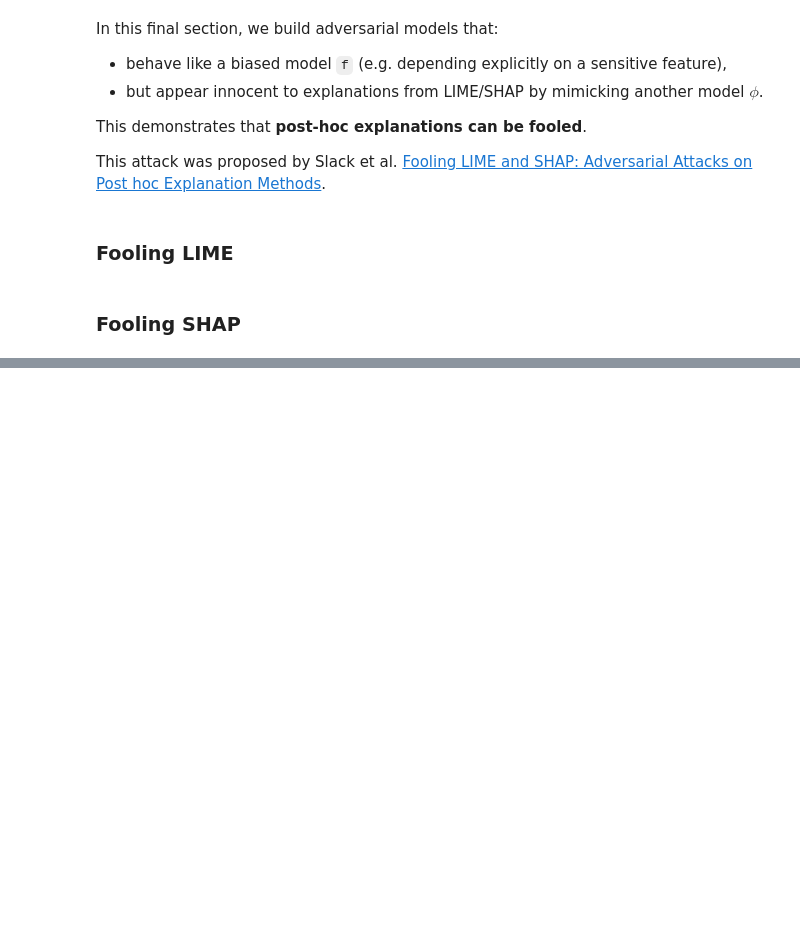
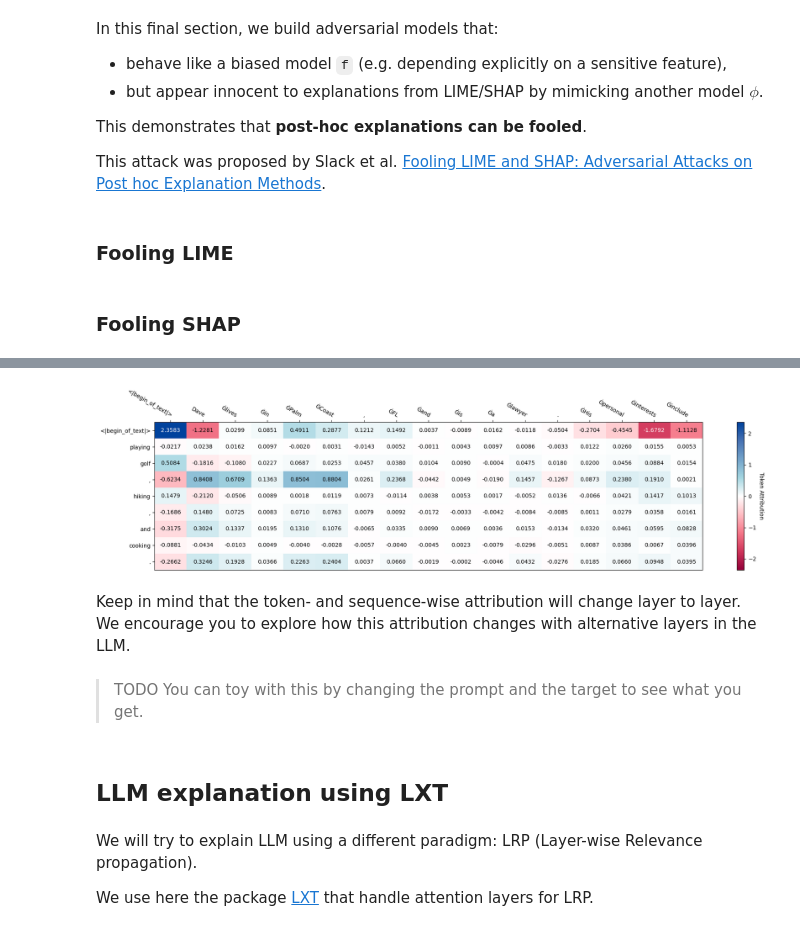
Before and after one commit to Affapple/ai_cyber_pratical_classes, a Jupyter notebook: src/0x_xai/xai.ipynb, the cells around one changed output, grey strips where cells are left out. Cells and saved outputs as stored; diff of their text form; code cells hidden in the pictures; blank space fills up the shorter version.

```diff
--- a/src/0x_xai/xai.ipynb
+++ b/src/0x_xai/xai.ipynb
@@ -1558,0 +1744,11 @@ shap.summary_plot(adv_shap_values,
+# %%
+attr_res.plot_token_attr(show=True)
+# %% [output]
+[figure, added]
+# %% [markdown]
+Keep in mind that the token- and sequence-wise attribution will change layer to layer. We encourage you to explore how this attribution changes with alternative layers in the LLM.
+# %% [markdown]
+>TODO
+You can toy with this by changing the prompt and the target to see what you get.
+# %% [markdown]
+## LLM explanation using LXT
@@ -1558,0 +1763,4 @@ shap.summary_plot(adv_shap_values,
+# %% [markdown]
+We will try to explain LLM using a different paradigm: LRP (Layer-wise Relevance propagation).
+
+We use here the package [LXT](https://lxt.readthedocs.io/en/latest/index.html) that handle attention layers for LRP.
```
Also changed, not shown: parts of 46 cells of this notebook, 2 other files.
